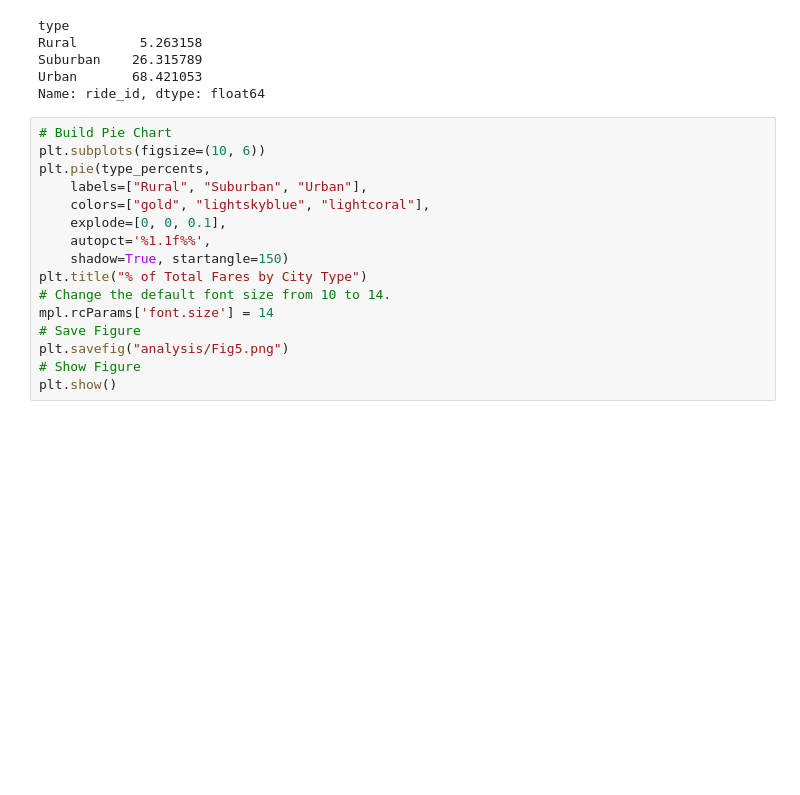
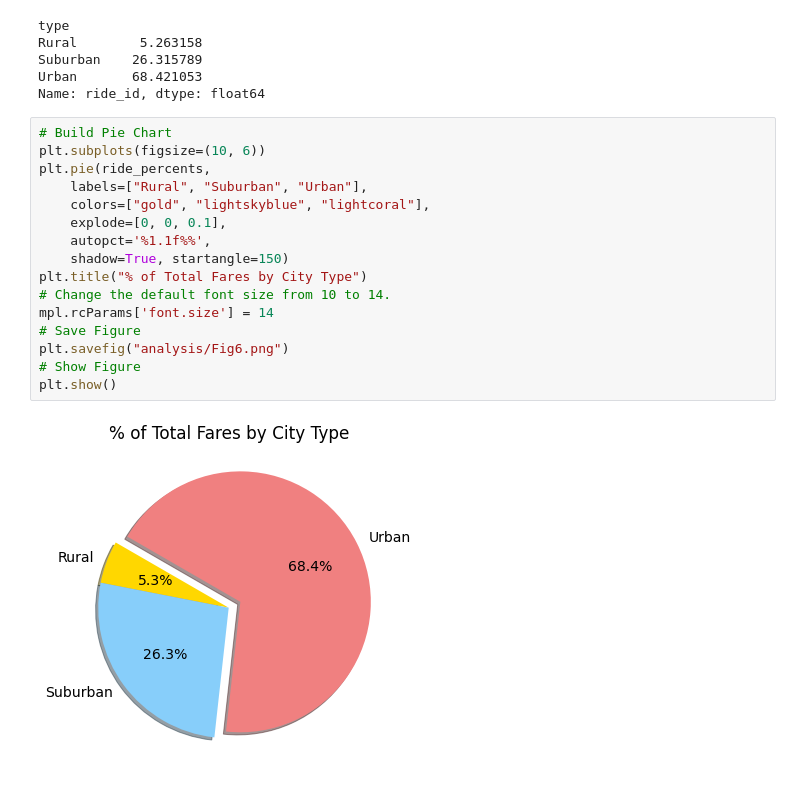
Before and after one commit to pardisbabaie/PyBer_Analysis, a Jupyter notebook: PyBer.ipynb, the cells around one changed output. Drawn from its saved outputs; the diff is of its cells as text; blank space fills up the shorter version.

```diff
--- a/PyBer.ipynb
+++ b/PyBer.ipynb
@@ -882,16 +882,18 @@ Name: ride_id, dtype: float64
 # %%
 # Build Pie Chart
 plt.subplots(figsize=(10, 6))
-plt.pie(type_percents,
+plt.pie(ride_percents,
     labels=["Rural", "Suburban", "Urban"],
     colors=["gold", "lightskyblue", "lightcoral"],
     explode=[0, 0, 0.1],
     autopct='%1.1f%%',
     shadow=True, startangle=150)
 plt.title("% of Total Fares by City Type")
 # Change the default font size from 10 to 14.
 mpl.rcParams['font.size'] = 14
 # Save Figure
-plt.savefig("analysis/Fig5.png")
+plt.savefig("analysis/Fig6.png")
 # Show Figure
 plt.show()
+# %% [output]
+[figure, added]
```
Also changed, not shown: parts of 2 cells of this notebook, 3 other files.
